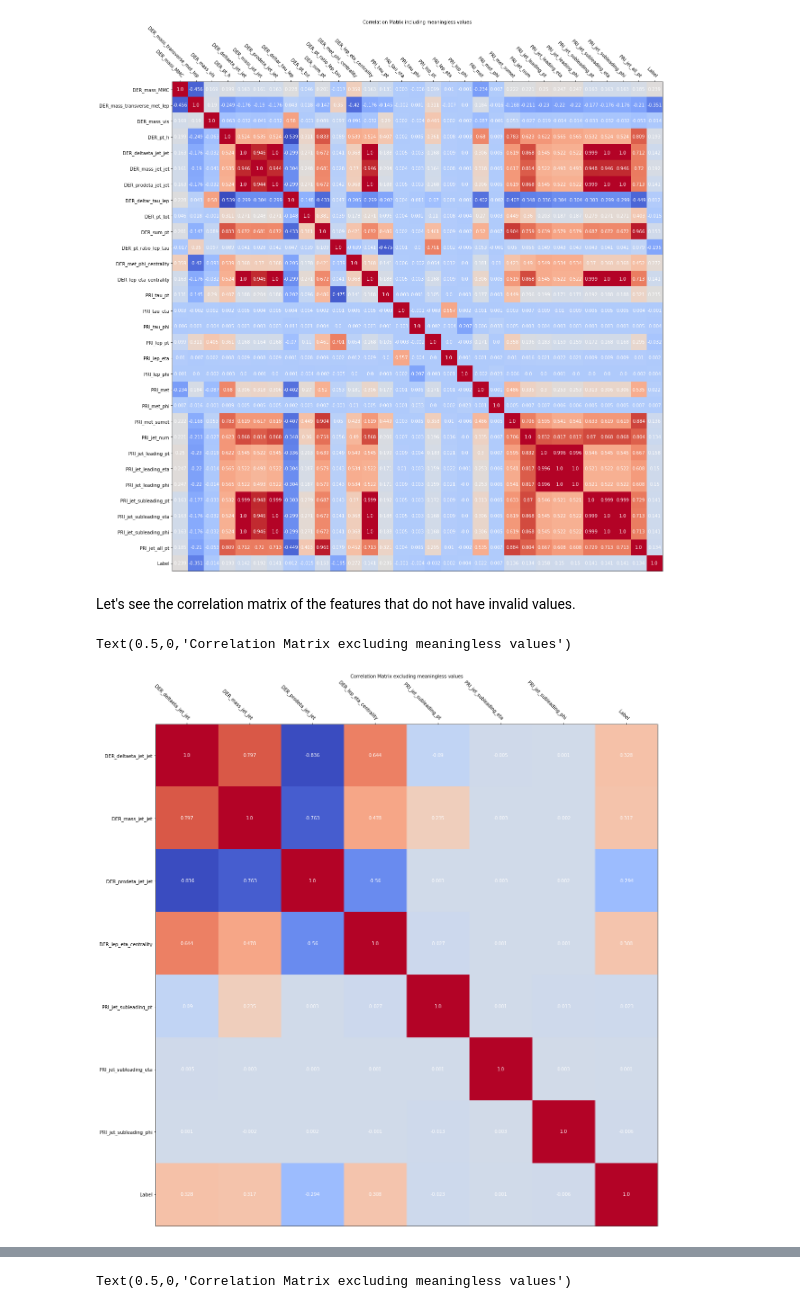
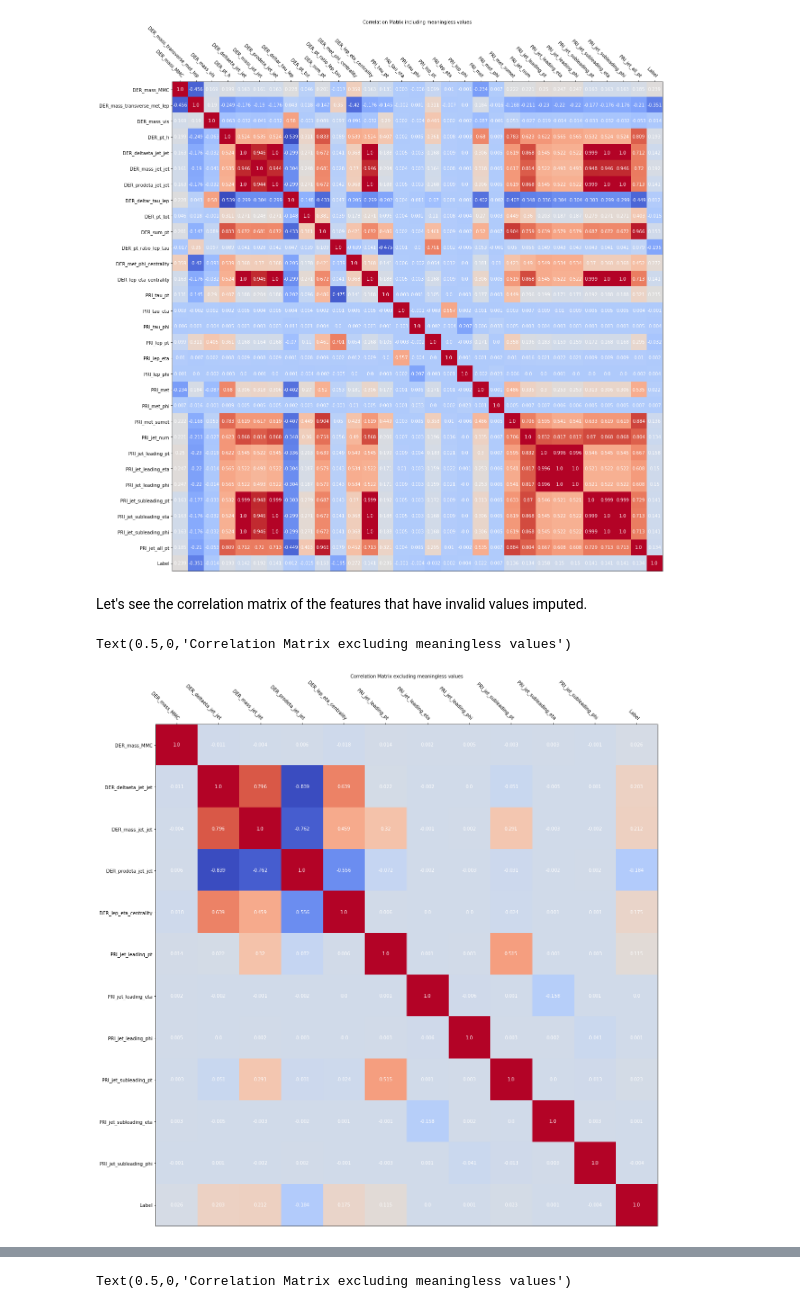
Before and after one commit to canaltinigne/EPFL-ML-Project_1, a Jupyter notebook: code/Feature_Engineering.ipynb, the cells around one changed output, grey strips where cells are left out. Cells and saved outputs as stored; diff of their text form; code cells hidden in the pictures.

```diff
--- a/code/Feature_Engineering.ipynb
+++ b/code/Feature_Engineering.ipynb
@@ -154,45 +160,45 @@ ax.set_xlabel("Correlation Matrix including meaningless values")
 Text(0.5,0,'Correlation Matrix including meaningless values')
 [figure]
 # %% [markdown]
-Let's see the correlation matrix of the features that do not have invalid values.
+Let's see the correlation matrix of the features that have invalid values imputed.
 # %%
-col_num = np.array([4,5,6,12,26,27,28])
+col_num = np.array([0,4,5,6,12,23,24,25,26,27,28])
 cols = []
 
 for i in col_num:
-    cols.append(X_train[np.where(X_train[:,i] != -999)[0], i])
+    X_train[np.where(X_train[:,i] == -999)[0], i] = np.median(X_train[np.where(X_train[:,i] != -999)[0], i])
+    cols.append(X_train[:,i])
 
-cols.append(y_train[np.where(X_train[:,i] != -999)[0]])
+cols.append(y_train)
 
 correlations = np.corrcoef(cols)
 
 fig, ax = plt.subplots(figsize=(20,20))
 im = ax.imshow(correlations, cmap=cm.coolwarm)
 
 ax.xaxis.set_label_position('top')
 
 # We want to show all ticks...
 ax.set_xticks(np.arange(len(cols)))
 ax.set_yticks(np.arange(len(cols)))
 # ... and label them with the respective list entries
 ax.set_xticklabels(np.append(columns[col_num], 'Label'))
 ax.set_yticklabels(np.append(columns[col_num], 'Label'))
 
 
-
 # Let the horizontal axes labeling appear on top.
 ax.tick_params(top=True, bottom=False, labeltop=True, labelbottom=False)
 
 # Rotate the tick labels and set their alignment.
 plt.setp(ax.get_xticklabels(), rotation=-45, ha="right",rotation_mode="anchor")
 
 # Loop over data dimensions and create text annotations.
 for i in range(len(col_num)+1):
     for j in range(len(col_num)+1):
         text = ax.text(j, i, np.around(correlations[i, j],3),
                        ha="center", va="center", color="w")
 
 ax.set_xlabel("Correlation Matrix excluding meaningless values")
 # %% [output]
 Text(0.5,0,'Correlation Matrix excluding meaningless values')
-[figure, old version]
+[figure, new version]
```
Also changed, not shown: parts of 48 cells of this notebook, 10 other files.
